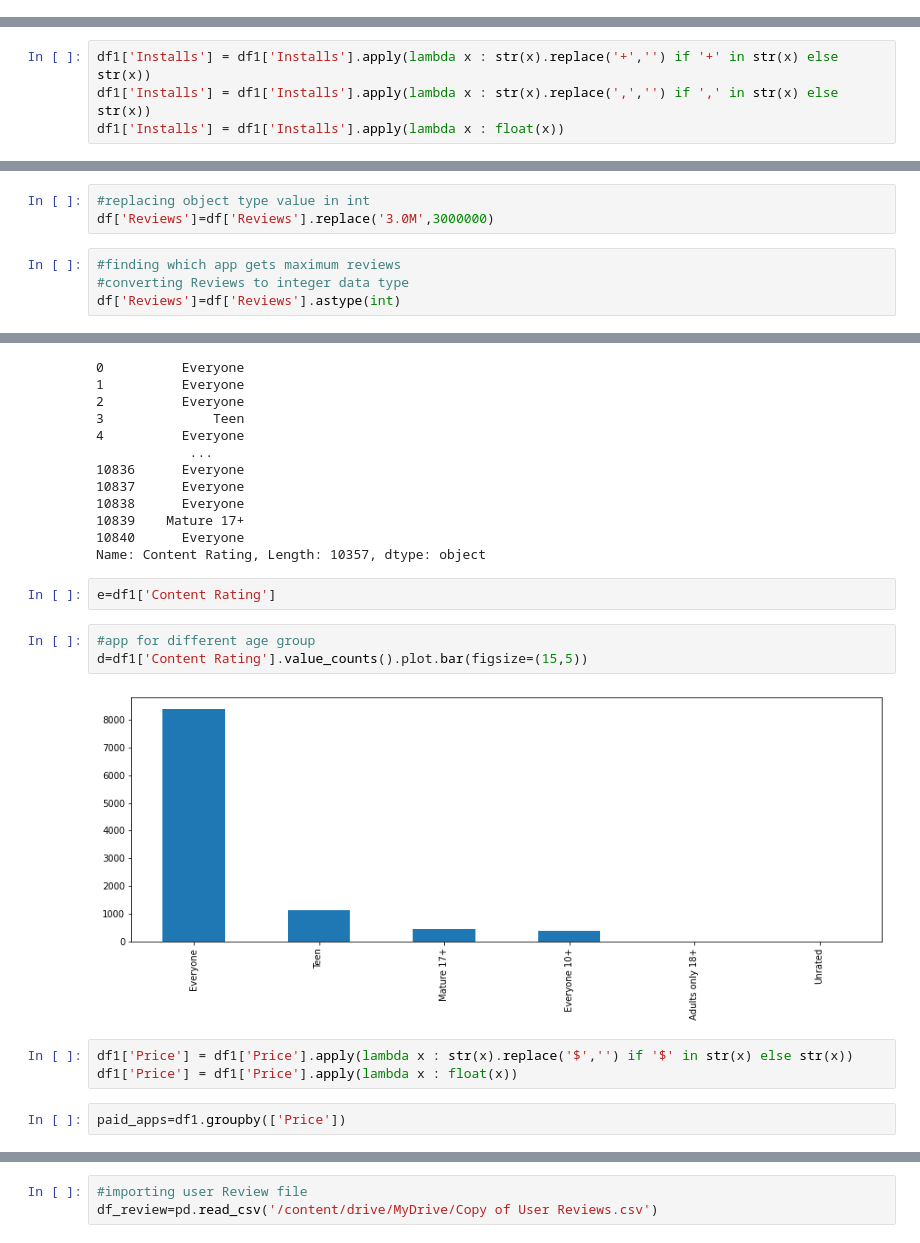
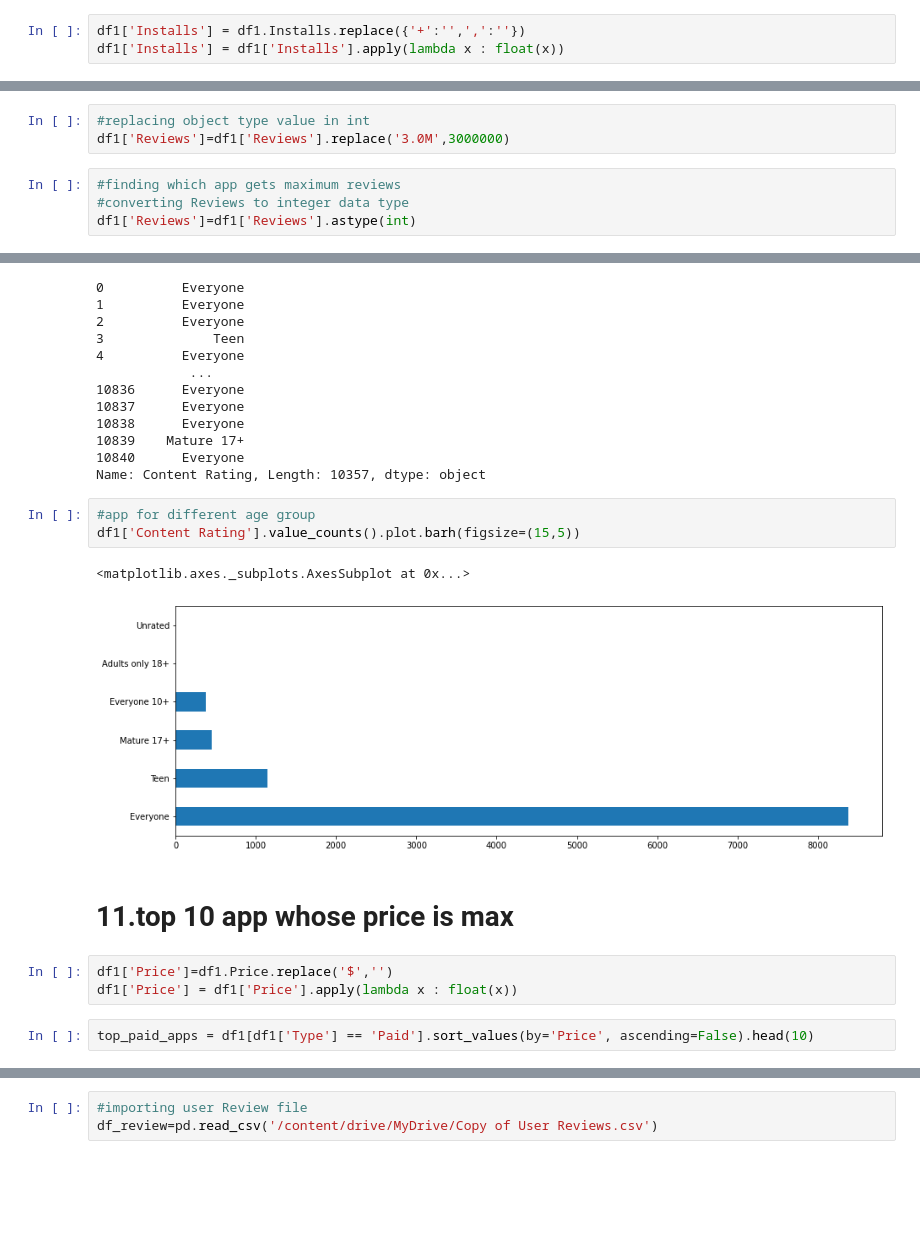
Before and after one commit to preetikhullbe/play-store-app-review, a Jupyter notebook: preeti_Play_Store_App_Review_Analysis_Capstone_Project.ipynb, the cells around one changed output, grey strips where cells are left out. Cells and saved outputs as stored; diff of their text form; blank space fills up the shorter version.

```diff
--- a/preeti_Play_Store_App_Review_Analysis_Capstone_Project.ipynb
+++ b/preeti_Play_Store_App_Review_Analysis_Capstone_Project.ipynb
@@ -195,3 +194,6 @@ Text(0.5, 1.0, 'average of Ratings')
+# %%
+df1['Installs'] = df1.Installs.replace({'+':'',',':''})
+df1['Installs'] = df1['Installs'].apply(lambda x : float(x))
 # %%
 df1['Installs']
 # %% [output]
@@ -207,10 +209,6 @@ df1['Installs']
 10839        1000.0
 10840    10000000.0
 Name: Installs, Length: 10357, dtype: float64
-# %%
-df1['Installs'] = df1['Installs'].apply(lambda x : str(x).replace('+','') if '+' in str(x) else str(x))
-df1['Installs'] = df1['Installs'].apply(lambda x : str(x).replace(',','') if ',' in str(x) else str(x))
-df1['Installs'] = df1['Installs'].apply(lambda x : float(x))
 # %%
 #grouping avg install for each Category of apps
 df_install=df1.groupby(['Category'])['Installs'].mean()
@@ -244,10 +242,10 @@ Text(0, 0.5, 'counts of type')
 # %%
 #replacing object type value in int
-df['Reviews']=df['Reviews'].replace('3.0M',3000000)
+df1['Reviews']=df1['Reviews'].replace('3.0M',3000000)
 # %%
 #finding which app gets maximum reviews
 #converting Reviews to integer data type
-df['Reviews']=df['Reviews'].astype(int)
+df1['Reviews']=df1['Reviews'].astype(int)
 # %%
 #Average rating for each category
 avg_rating =df1.groupby(['Category'])['Reviews'].mean()
@@ -308,15 +306,16 @@ df1['Content Rating']
 10839    Mature 17+
 10840      Everyone
 Name: Content Rating, Length: 10357, dtype: object
-# %%
-e=df1['Content Rating']
 # %%
 #app for different age group
-d=df1['Content Rating'].value_counts().plot.bar(figsize=(15,5))
+df1['Content Rating'].value_counts().plot.barh(figsize=(15,5))
 # %% [output]
+<matplotlib.axes._subplots.AxesSubplot at 0x...>
-[figure, old version]
+[figure, new version]
+# %% [markdown]
+# **11.top 10 app whose price is max**
 # %%
-df1['Price'] = df1['Price'].apply(lambda x : str(x).replace('$','') if '$' in str(x) else str(x))
+df1['Price']=df1.Price.replace('$','')
 df1['Price'] = df1['Price'].apply(lambda x : float(x))
-# %%
-paid_apps=df1.groupby(['Price'])
+# %%
+top_paid_apps = df1[df1['Type'] == 'Paid'].sort_values(by='Price', ascending=False).head(10)
```
Also changed, not shown: parts of 57 cells of this notebook.
